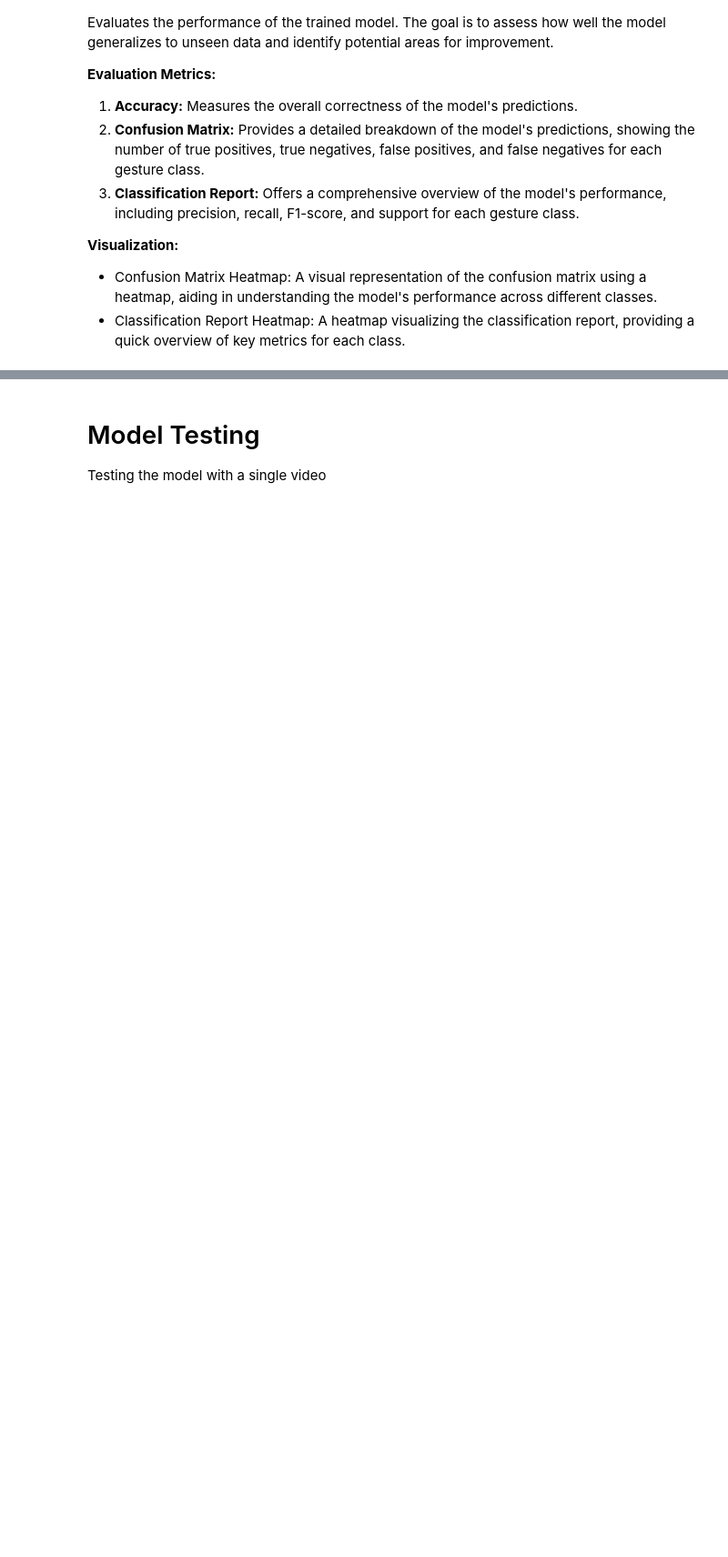
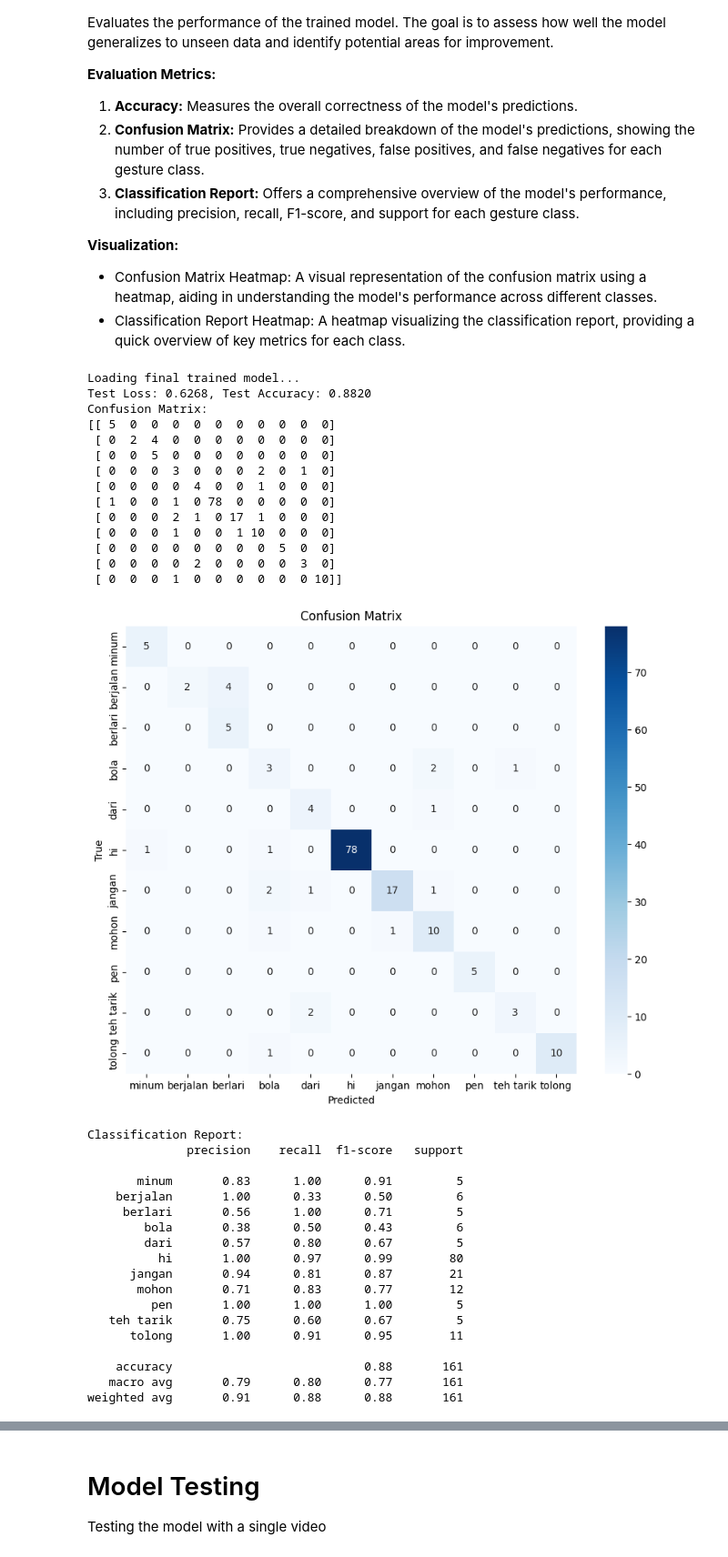
Before and after one commit to abdule-yo/sign-language-project, a Jupyter notebook: model.ipynb, the cells around one changed output, grey strips where cells are left out. Shown at 91% size. Cells and saved outputs as stored; diff of their text form; code cells hidden in the pictures; blank space fills up the shorter version.

```diff
--- a/model.ipynb
+++ b/model.ipynb
@@ -450,36 +621,74 @@ import pandas as pd  # Add this line
 # %%
 # Evaluate the model on the GPU
 model.eval()
+print('Loading final trained model...')
+model_filename = "trained_model.pth"
+model.load_state_dict(torch.load(model_filename, map_location=device))
+
 with torch.no_grad():
     test_outputs = model(X_test)
     test_loss = criterion(test_outputs, y_test)
     accuracy = (test_outputs.argmax(dim=1) == y_test).float().mean()
     print(f'Test Loss: {test_loss.item():.4f}, Test Accuracy: {accuracy.item():.4f}')
 
     # Convert predictions and true labels to numpy arrays
     predicted_labels = test_outputs.argmax(dim=1).cpu().numpy()
     true_labels = y_test.cpu().numpy()
 
     # Calculate and print the confusion matrix
-    conf_matrix = confusion_matrix(true_labels, predicted_labels)
+    conf_matrix = confusion_matrix(true_labels, predicted_labels, labels=range(len(gestures)))
     print("Confusion Matrix:")
     print(conf_matrix)
 
     # Plot the confusion matrix
     plt.figure(figsize=(10, 8))
     sns.heatmap(conf_matrix, annot=True, fmt='d', cmap='Blues', xticklabels=gestures, yticklabels=gestures)
     plt.title('Confusion Matrix')
     plt.xlabel('Predicted')
     plt.ylabel('True')
     plt.show()
 
     # Calculate and print the classification report
     class_report = classification_report(true_labels, predicted_labels, target_names=gestures)
     print("Classification Report:")
     print(class_report)
 
     # Plot the classification report
     plt.figure(figsize=(10, 6))
-    sns.heatmap(pd.DataFrame.from_dict(classification_report(true_labels, predicted_labels, target_names=gestures, output_dict=True)).T, annot=True, cmap='Blues')
+    sns.heatmap(pd.DataFrame.from_dict(classification_report(true_labels, predicted_labels, target_names=gestures, output_dict=True)).T.drop(columns=['support'], errors='ignore'), annot=True, cmap='Blues')
     plt.title('Classification Report')
     plt.show()
+# %% [output]
+Loading final trained model...
+Test Loss: 0.6268, Test Accuracy: 0.8820
+Confusion Matrix:
+[[ 5  0  0  0  0  0  0  0  0  0  0]
+ [ 0  2  4  0  0  0  0  0  0  0  0]
+ [ 0  0  5  0  0  0  0  0  0  0  0]
+ [ 0  0  0  3  0  0  0  2  0  1  0]
+ [ 0  0  0  0  4  0  0  1  0  0  0]
+ [ 1  0  0  1  0 78  0  0  0  0  0]
+ [ 0  0  0  2  1  0 17  1  0  0  0]
+ [ 0  0  0  1  0  0  1 10  0  0  0]
+ [ 0  0  0  0  0  0  0  0  5  0  0]
+ [ 0  0  0  0  2  0  0  0  0  3  0]
+ [ 0  0  0  1  0  0  0  0  0  0 10]]
+[figure, added]
+Classification Report:
+              precision    recall  f1-score   support
+
+       minum       0.83      1.00      0.91         5
+    berjalan       1.00      0.33      0.50         6
+     berlari       0.56      1.00      0.71         5
+        bola       0.38      0.50      0.43         6
+        dari       0.57      0.80      0.67         5
+          hi       1.00      0.97      0.99        80
+      jangan       0.94      0.81      0.87        21
+       mohon       0.71      0.83      0.77        12
+         pen       1.00      1.00      1.00         5
+   teh tarik       0.75      0.60      0.67         5
+      tolong       1.00      0.91      0.95        11
+
+    accuracy                           0.88       161
+   macro avg       0.79      0.80      0.77       161
+weighted avg       0.91      0.88      0.88       161
```
Also changed, not shown: parts of 27 cells of this notebook.
